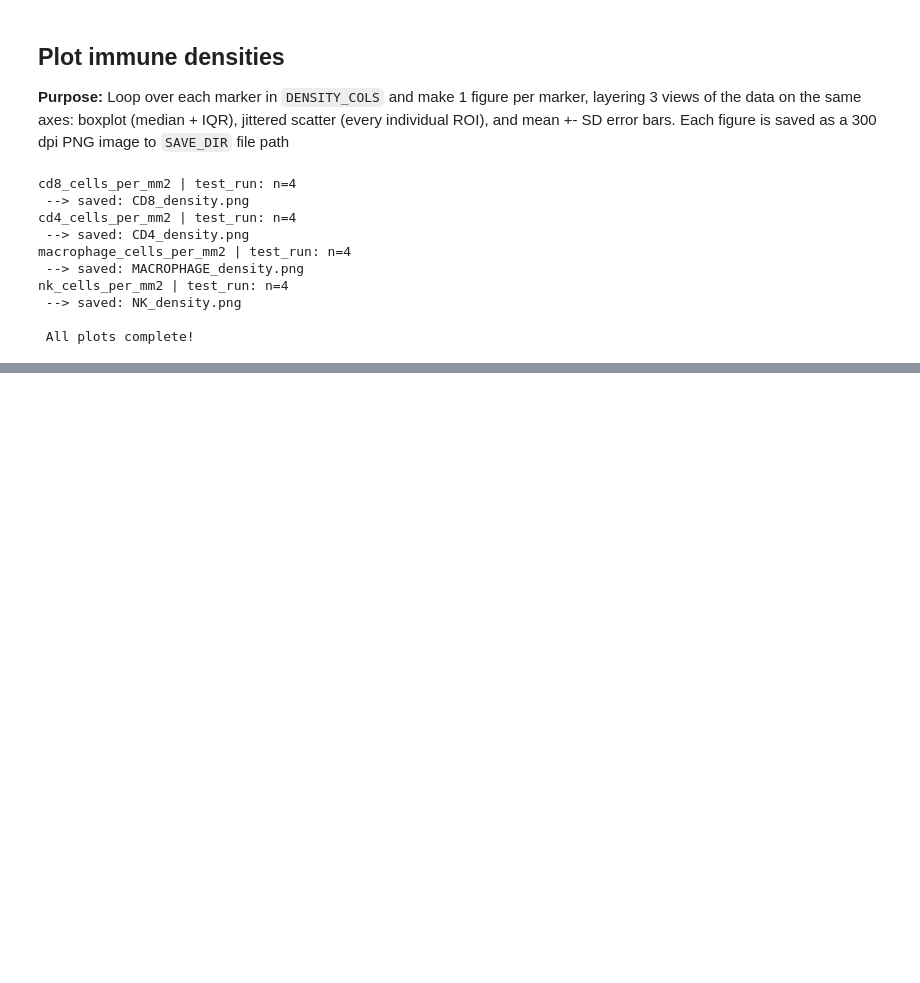
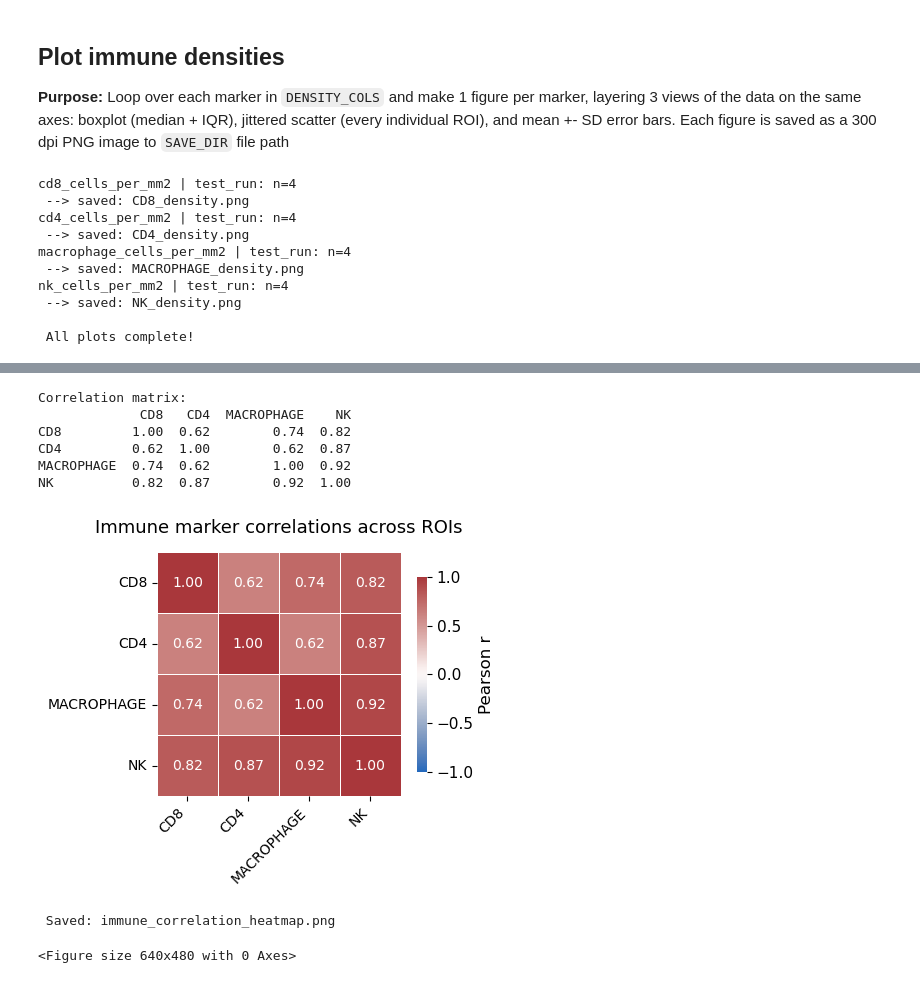
Before and after one commit to elizabethxiu/Elizabeth_Notebooks, a Jupyter notebook: Elizabeth_step3_nopc_immune_plots.ipynb, the cells around one changed output, grey strips where cells are left out. Cells and saved outputs as stored; diff of their text form; code cells hidden in the pictures; blank space fills up the shorter version.

```diff
--- a/Elizabeth_step3_nopc_immune_plots.ipynb
+++ b/Elizabeth_step3_nopc_immune_plots.ipynb
@@ -398,2 +398,82 @@ finally:
  Saved: immune_density_heatmap.png
 <Figure size 640x480 with 0 Axes>
+# %%
+## Immune marker correlation heatmap
+# Shows how correlated each pair of immune markers is across all ROIs
+# Each cell = Pearson correlation coefficient between 2 markers calculated across all ROI density values.
+# Correlation ranges from -1 to +1
+
+# With only a few ROIs in one sample, the correlations will not seem statistically
+# meaningful (need more ROIs/samples for this to be interpretable)
+# But, the figure will become more informative as data grows
+
+
+
+# Pull just the density columns, compute pairwise Pearson correlations
+# .corr() does this automatically: for every pair of columns it computes
+# the correlation across all rows (ROIs), giving a square matrix
+
+corr_data = df[DENSITY_COLS].copy() # pull the density columns
+
+# Clean up column names for display, "cd8_cells_per_mm2" becomes "CD8"
+corr_data.columns = [ c.replace("_cells_per_mm2", "").upper() for c in corr_data.columns]
+
+
+# This computes pairwise pearson correlations automatically, for every pair of columns it computes
+# the correlation across all rows (ROIs)
+# Result is a square matrix (df) -- rows and columns are both the marker names, each cell = Pearson r between marker i and j
+corr_matrix = corr_data.corr(method="pearson")
+
+
+print("Correlation matrix:")
+print(corr_matrix.round(2)) # round to 2 decimal places for readability
+
+# Draw the heatmap
+fig, ax = plt.subplots(figsize=(5, 4))
+
+sns.heatmap(
+    corr_matrix,
+    ax=ax,
+    cmap="vlag", # diverging: blue (negative) to white (zero) to red (pos)
+                          # same colormap as the density heatmap z scores
+    vmin=-1, vmax=1, # fix the color scale to the full correlation range
+    annot=True, # write the correlation value inside each cell
+    fmt=".2f", # two decimal places
+    annot_kws={"size": 10},
+    linewidths=0.5,# thin lines between cells
+    linecolor="white",
+    square=True,# force cells to be square
+    cbar_kws={
+        "label": "Pearson r",
+        "shrink": 0.8,
+    },
+)
+
+# Axis formatting
+ax.set_title("Immune marker correlations across ROIs", pad=14)
+
+# Rotate x axis labels so they don't overlap
+ax.set_xticklabels(ax.get_xticklabels(), rotation=45, ha="right", fontsize=10)
+ax.set_yticklabels(ax.get_yticklabels(), rotation=0, fontsize=10)
+
+plt.tight_layout()
+plt.show()
+# Save
+try:
+    filename = "immune_correlation_heatmap.png"
+    plt.savefig(SAVE_DIR / filename, dpi=SAVE_DPI, bbox_inches="tight")
+    print(f" Saved: {filename}")
+except Exception as e:
+    print(f"Could not save correlation heatmap: {e}")
+finally:
+    plt.close(fig)
+# %% [output]
+Correlation matrix:
+             CD8   CD4  MACROPHAGE    NK
+CD8         1.00  0.62        0.74  0.82
+CD4         0.62  1.00        0.62  0.87
+MACROPHAGE  0.74  0.62        1.00  0.92
+NK          0.82  0.87        0.92  1.00
+[figure, added]
+ Saved: immune_correlation_heatmap.png
+<Figure size 640x480 with 0 Axes>
```
Also changed, not shown: parts of 2 cells of this notebook.
